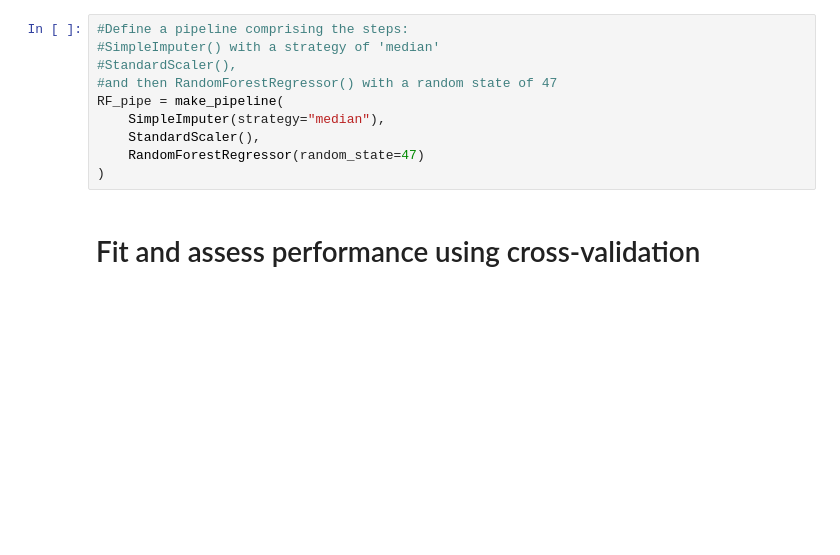
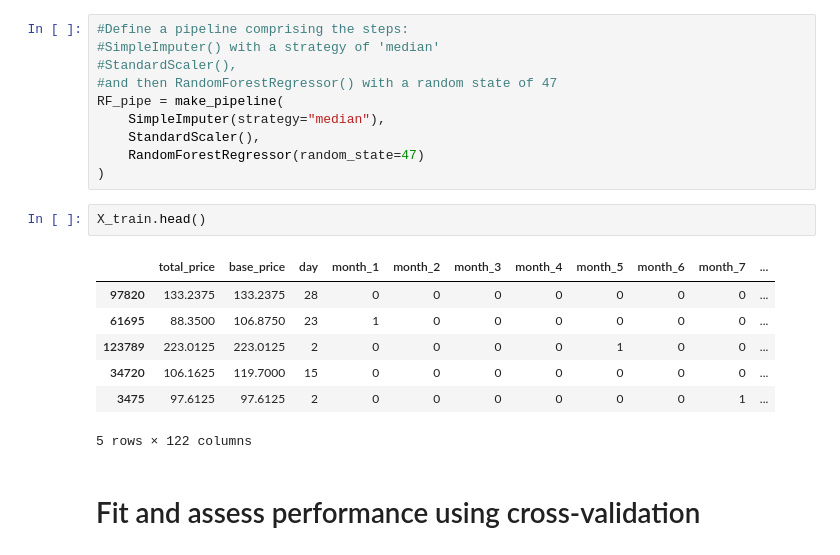
Before and after one commit to swatinw/datascience-capstone-project2, a Jupyter notebook: Modeling_datasciencecapstone2-Copy3.ipynb, the cells around one changed output. Drawn from its saved outputs; the diff is of its cells as text; blank space fills up the shorter version.

```diff
--- a/Modeling_datasciencecapstone2-Copy3.ipynb
+++ b/Modeling_datasciencecapstone2-Copy3.ipynb
@@ -635,6 +643,16 @@ RF_pipe = make_pipeline(
     StandardScaler(),
     RandomForestRegressor(random_state=47)
 )
+# %%
+X_train.head()
+# %% [output]
+|  | total_price | base_price | day | month_1 | month_2 | month_3 | month_4 | month_5 | month_6 | month_7 | ... |
+| 97820 | 133.2375 | 133.2375 | 28 | 0 | 0 | 0 | 0 | 0 | 0 | 0 | ... |
+| 61695 | 88.3500 | 106.8750 | 23 | 1 | 0 | 0 | 0 | 0 | 0 | 0 | ... |
+| 123789 | 223.0125 | 223.0125 | 2 | 0 | 0 | 0 | 0 | 1 | 0 | 0 | ... |
+| 34720 | 106.1625 | 119.7000 | 15 | 0 | 0 | 0 | 0 | 0 | 0 | 0 | ... |
+| 3475 | 97.6125 | 97.6125 | 2 | 0 | 0 | 0 | 0 | 0 | 0 | 1 | ... |
+5 rows × 122 columns
 # %% [markdown]
 # Fit and assess performance using cross-validation
 # %%
```
Also changed, not shown: parts of 60 cells of this notebook.
